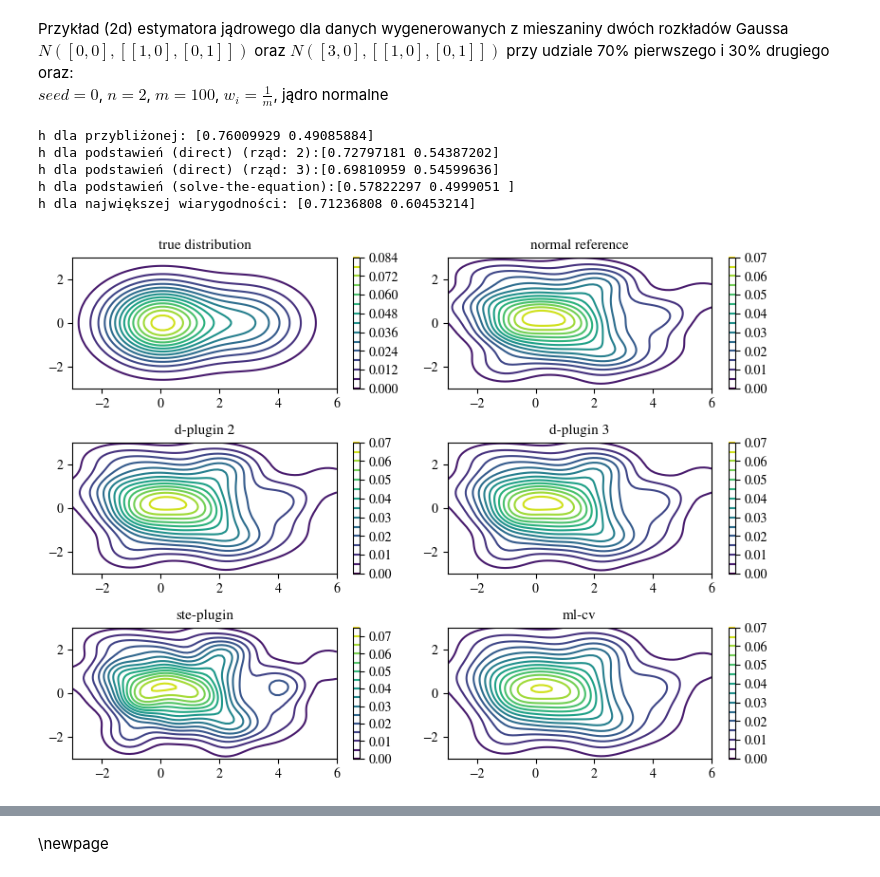
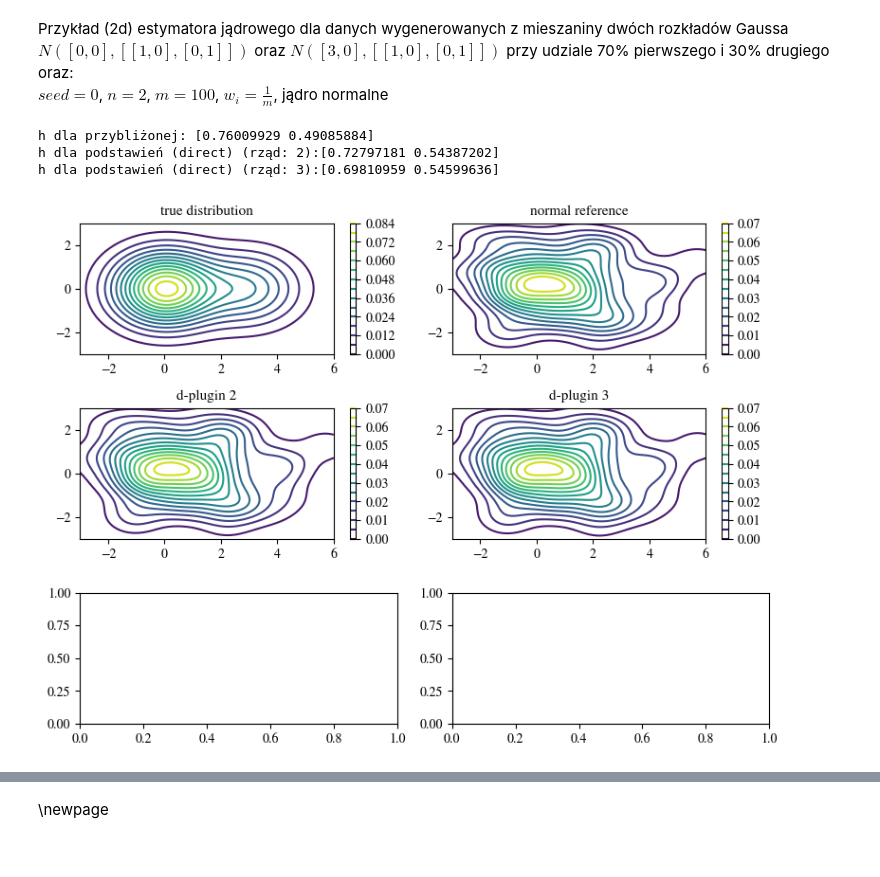
Before and after one commit to krystianfranus/kde-learn, a Jupyter notebook: notebooks/PhD_notes_kde.ipynb, the cells around one changed output, grey strips where cells are left out. Saved outputs shown, nothing was run; the diff lists cells and outputs as text; code cells hidden in the pictures.

```diff
--- a/notebooks/PhD_notes_kde.ipynb
+++ b/notebooks/PhD_notes_kde.ipynb
@@ -477,48 +473,46 @@ plt.colorbar(cp, ax=axs[0, 0])
 
 kde = KDE().fit(x_train, bandwidth_method="normal_reference")
 scores = kde.pdf(x_grid)
 print(f"h dla przybliżonej: {kde.bandwidth}")
 axs[0, 1].set_title("normal reference", fontsize=11)
 cp = axs[0, 1].contour(x1v, x2v, scores.reshape(grid_size, grid_size), 15)
 plt.colorbar(cp, ax=axs[0, 1])
 
 kde = KDE().fit(x_train, bandwidth_method="direct_plugin", stage=2)
 scores = kde.pdf(x_grid)
 print(f"h dla podstawień (direct) (rząd: 2):{kde.bandwidth}")
 axs[1, 0].set_title("d-plugin 2", fontsize=11)
 cp = axs[1, 0].contour(x1v, x2v, scores.reshape(grid_size, grid_size), 15)
 plt.colorbar(cp, ax=axs[1, 0])
 
 kde = KDE().fit(x_train, bandwidth_method="direct_plugin", stage=3)
 scores = kde.pdf(x_grid)
 print(f"h dla podstawień (direct) (rząd: 3):{kde.bandwidth}")
 axs[1, 1].set_title("d-plugin 3", fontsize=11)
 cp = axs[1, 1].contour(x1v, x2v, scores.reshape(grid_size, grid_size), 15)
 plt.colorbar(cp, ax=axs[1, 1])
 
-kde = KDE().fit(x_train, bandwidth_method="ste_plugin")
-scores = kde.pdf(x_grid)
-print(f"h dla podstawień (solve-the-equation):{kde.bandwidth}")
-axs[2, 0].set_title("ste-plugin", fontsize=11)
-cp = axs[2, 0].contour(x1v, x2v, scores.reshape(grid_size, grid_size), 15)
-plt.colorbar(cp, ax=axs[2, 0])
+# kde = KDE().fit(x_train, bandwidth_method="ste_plugin")
+# scores = kde.pdf(x_grid)
+# print(f"h dla podstawień (solve-the-equation):{kde.bandwidth}")
+# axs[2, 0].set_title("ste-plugin", fontsize=11)
+# cp = axs[2, 0].contour(x1v, x2v, scores.reshape(grid_size, grid_size), 15)
+# plt.colorbar(cp, ax=axs[2, 0])
 
-kde = KDE().fit(x_train, bandwidth_method="ml_cv")
-scores = kde.pdf(x_grid)
-print(f"h dla największej wiarygodności: {kde.bandwidth}")
-axs[2, 1].set_title("ml-cv", fontsize=11)
-cp = axs[2, 1].contour(x1v, x2v, scores.reshape(grid_size, grid_size), 15)
-plt.colorbar(cp, ax=axs[2, 1])
+# kde = KDE().fit(x_train, bandwidth_method="ml_cv")
+# scores = kde.pdf(x_grid)
+# print(f"h dla największej wiarygodności: {kde.bandwidth}")
+# axs[2, 1].set_title("ml-cv", fontsize=11)
+# cp = axs[2, 1].contour(x1v, x2v, scores.reshape(grid_size, grid_size), 15)
+# plt.colorbar(cp, ax=axs[2, 1])
 
 plt.tight_layout()
 plt.show()
 # %% [output]
 h dla przybliżonej: [0.76009929 0.49085884]
 h dla podstawień (direct) (rząd: 2):[0.72797181 0.54387202]
 h dla podstawień (direct) (rząd: 3):[0.69810959 0.54599636]
-h dla podstawień (solve-the-equation):[0.57822297 0.4999051 ]
-h dla największej wiarygodności: [0.71236808 0.60453214]
-[figure, old version]
+[figure, new version]
 # %%
 np.random.seed(0)
 
```
Also changed, not shown: parts of 8 cells of this notebook, 1 other file.
